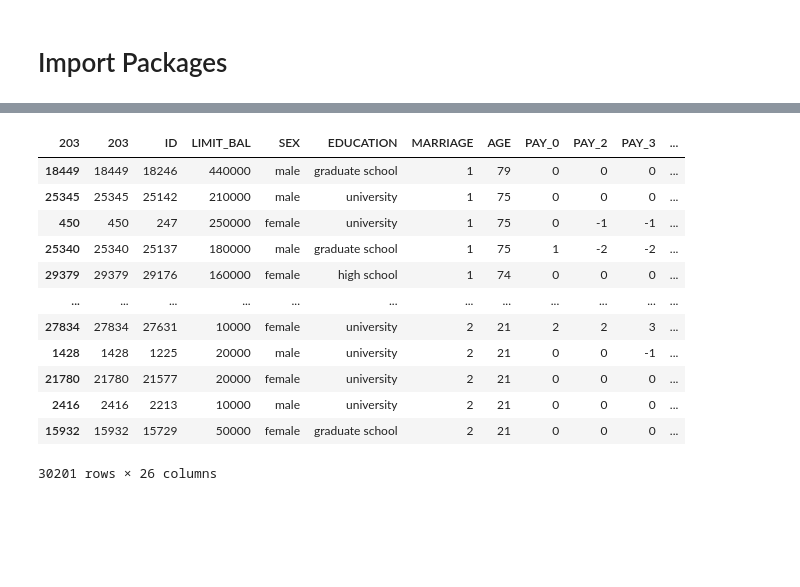
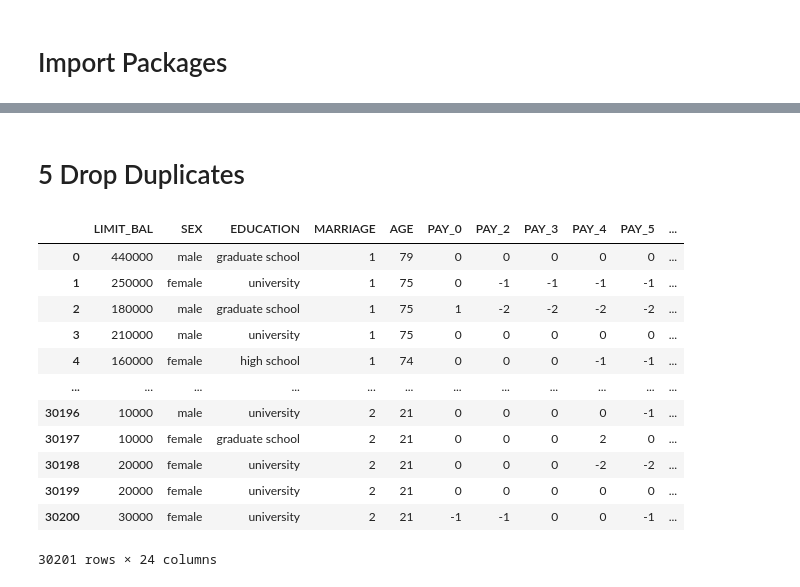
Before and after one commit to debasmitamohanty/UTDA, a Jupyter notebook: C2T1.ipynb, the cells around one changed output, grey strips where cells are left out. Cells and saved outputs as stored; diff of their text form; code cells hidden in the pictures; blank space fills up the shorter version.

```diff
--- a/C2T1.ipynb
+++ b/C2T1.ipynb
@@ -106,6 +88,7 @@ X23                object
 Y                  object
 dtype: object
 # %%
+#2#delete the header row and make the first row the new header row
 new_header = df.iloc[0]
-df = df[1:]
+df = df[0:]
 df.columns = new_header
@@ -127,7 +95,6 @@ df.head(10)
 # %%
-# sorting data frame by name
-df.sort_values("AGE", axis = 0, ascending = False,
-                 inplace = True, na_position ='last')
+#3# sorting data frame by name
+df = df.sort_values('AGE', ascending = False)
 #disply data
-df
+df.head()
 # %% [output]
@@ -165,0 +110,4 @@ credit.head(10)
+# %%
+credit=df.iloc[3:30205, 1:25]
+credit.reset_index(drop=True, inplace=True)
+credit.head()
@@ -166,17 +122,23 @@ credit.head(10)
+# %% [markdown]
+# 5 Drop Duplicates
+# %%
+#Remove null values
+credit.dropna(inplace=True)
 # %%
-credit = credit.replace(['','?'], np.nan)
+#5#code the df with NaN values for missing or ‘?’
+credit.replace([' ','?'], np.nan)
 credit
 # %% [output]
-| 203 | 203 | ID | LIMIT_BAL | SEX | EDUCATION | MARRIAGE | AGE | PAY_0 | PAY_2 | PAY_3 | ... |
-| 18449 | 18449 | 18246 | 440000 | male | graduate school | 1 | 79 | 0 | 0 | 0 | ... |
-| 25345 | 25345 | 25142 | 210000 | male | university | 1 | 75 | 0 | 0 | 0 | ... |
-| 450 | 450 | 247 | 250000 | female | university | 1 | 75 | 0 | -1 | -1 | ... |
-| 25340 | 25340 | 25137 | 180000 | male | graduate school | 1 | 75 | 1 | -2 | -2 | ... |
-| 29379 | 29379 | 29176 | 160000 | female | high school | 1 | 74 | 0 | 0 | 0 | ... |
+|  | LIMIT_BAL | SEX | EDUCATION | MARRIAGE | AGE | PAY_0 | PAY_2 | PAY_3 | PAY_4 | PAY_5 | ... |
+| 0 | 440000 | male | graduate school | 1 | 79 | 0 | 0 | 0 | 0 | 0 | ... |
+| 1 | 250000 | female | university | 1 | 75 | 0 | -1 | -1 | -1 | -1 | ... |
+| 2 | 180000 | male | graduate school | 1 | 75 | 1 | -2 | -2 | -2 | -2 | ... |
+| 3 | 210000 | male | university | 1 | 75 | 0 | 0 | 0 | 0 | 0 | ... |
+| 4 | 160000 | female | high school | 1 | 74 | 0 | 0 | 0 | -1 | -1 | ... |
 | ... | ... | ... | ... | ... | ... | ... | ... | ... | ... | ... | ... |
-| 27834 | 27834 | 27631 | 10000 | female | university | 2 | 21 | 2 | 2 | 3 | ... |
-| 1428 | 1428 | 1225 | 20000 | male | university | 2 | 21 | 0 | 0 | -1 | ... |
-| 21780 | 21780 | 21577 | 20000 | female | university | 2 | 21 | 0 | 0 | 0 | ... |
-| 2416 | 2416 | 2213 | 10000 | male | university | 2 | 21 | 0 | 0 | 0 | ... |
-| 15932 | 15932 | 15729 | 50000 | female | graduate school | 2 | 21 | 0 | 0 | 0 | ... |
+| 30196 | 10000 | male | university | 2 | 21 | 0 | 0 | 0 | 0 | -1 | ... |
+| 30197 | 10000 | female | graduate school | 2 | 21 | 0 | 0 | 0 | 2 | 0 | ... |
+| 30198 | 20000 | female | university | 2 | 21 | 0 | 0 | 0 | -2 | -2 | ... |
+| 30199 | 20000 | female | university | 2 | 21 | 0 | 0 | 0 | 0 | 0 | ... |
+| 30200 | 30000 | female | university | 2 | 21 | -1 | -1 | 0 | 0 | -1 | ... |
-30201 rows × 26 columns
+30201 rows × 24 columns
```
Also changed, not shown: parts of 20 cells of this notebook.
